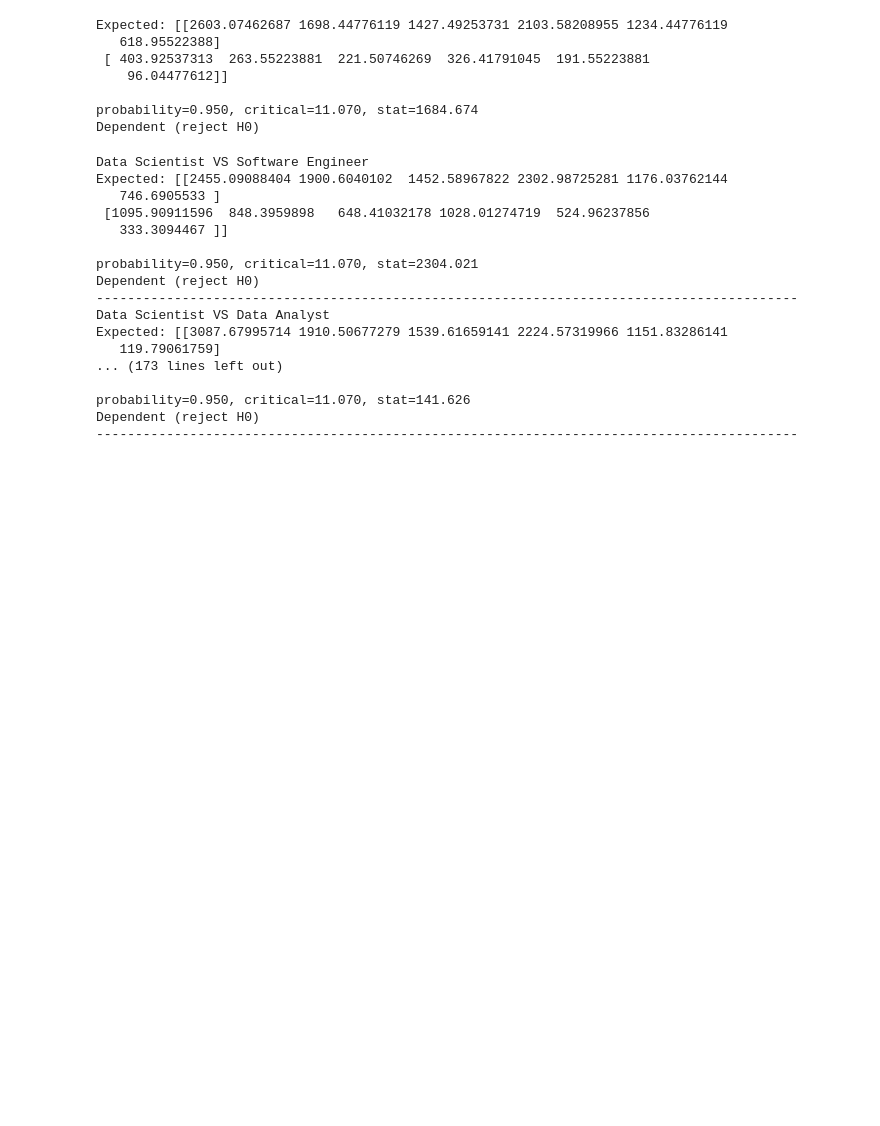
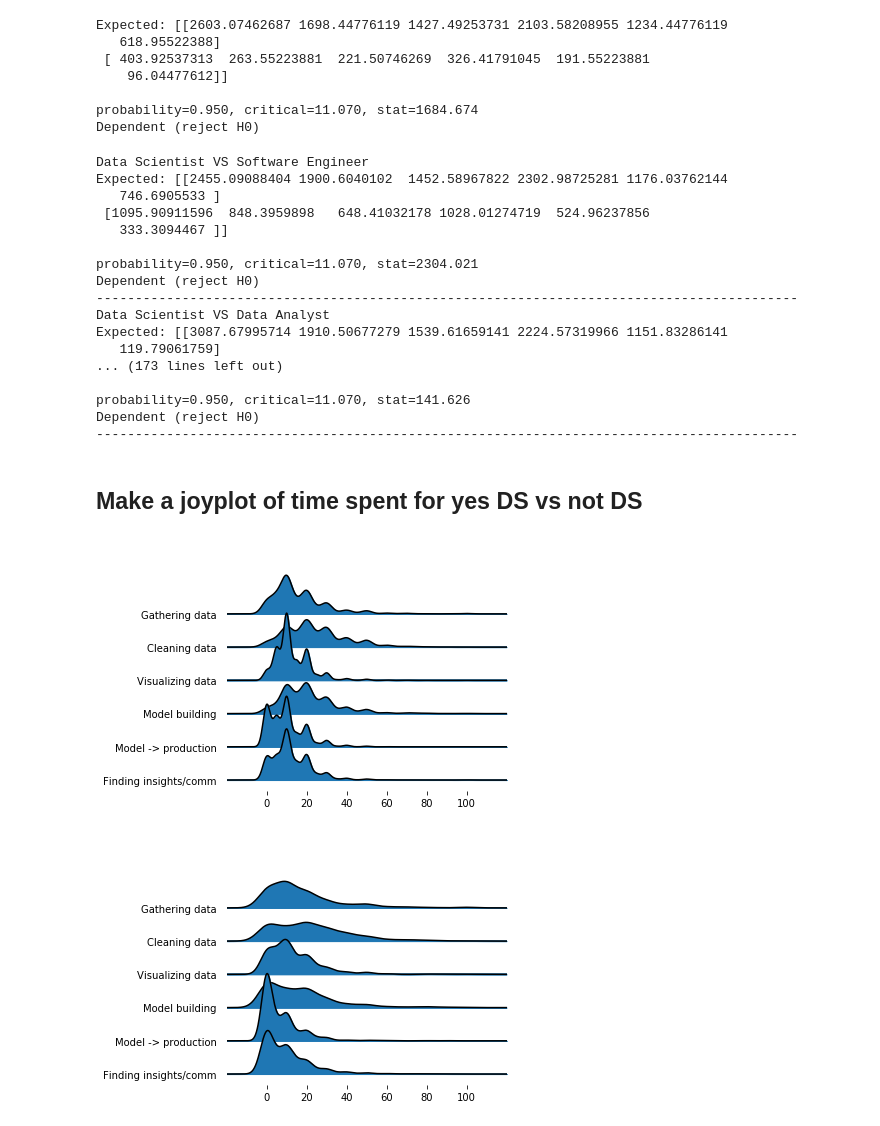
Before and after one commit to LISHarvard/what-is-a-data-scientist, a Jupyter notebook: time_use_comparison.ipynb, the cells around one changed output. Cells and saved outputs as stored; diff of their text form; code cells hidden in the pictures; blank space fills up the shorter version.

Commit message:
joyplots!

```diff
--- a/time_use_comparison.ipynb
+++ b/time_use_comparison.ipynb
@@ -243,3 +243,5 @@ Dependent (reject H0)
 # Build prototypes to explore applying machine learning to new areas
 # Do research that advances the state of the art of machine learning
 # None of these activities are an important part of my role at work
+# %% [markdown]
+## Make a joyplot of time spent for yes DS vs not DS
@@ -245,0 +253,33 @@ Dependent (reject H0)
+# %%
+df_joy_yes = df_yes[['Q34_Part_1','Q34_Part_2','Q34_Part_3','Q34_Part_4','Q34_Part_5','Q34_Part_6']].iloc[1:]
+# df_joy['Q34_Part_1'] = astype)
+df_joy_yes['Q34_Part_1'] = pd.to_numeric(df_joy_yes['Q34_Part_1'])
+df_joy_yes['Q34_Part_2'] = pd.to_numeric(df_joy_yes['Q34_Part_2'])
+df_joy_yes['Q34_Part_3'] = pd.to_numeric(df_joy_yes['Q34_Part_3'])
+df_joy_yes['Q34_Part_4'] = pd.to_numeric(df_joy_yes['Q34_Part_4'])
+df_joy_yes['Q34_Part_5'] = pd.to_numeric(df_joy_yes['Q34_Part_5'])
+df_joy_yes['Q34_Part_6'] = pd.to_numeric(df_joy_yes['Q34_Part_6'])
+df_joy_yes = df_joy_yes.dropna()
+df_joy_yes = df_joy_yes.rename(index=str, columns={'Q34_Part_1':'Gathering data','Q34_Part_2':'Cleaning data',\
+                                      'Q34_Part_3':'Visualizing data','Q34_Part_4':'Model building',\
+                                      'Q34_Part_5':'Model -> production','Q34_Part_6':'Finding insights/comm'})
+
+df_joy_no = df_no[['Q34_Part_1','Q34_Part_2','Q34_Part_3','Q34_Part_4','Q34_Part_5','Q34_Part_6']].iloc[1:]
+# df_joy['Q34_Part_1'] = astype)
+df_joy_no['Q34_Part_1'] = pd.to_numeric(df_joy_no['Q34_Part_1'])
+df_joy_no['Q34_Part_2'] = pd.to_numeric(df_joy_no['Q34_Part_2'])
+df_joy_no['Q34_Part_3'] = pd.to_numeric(df_joy_no['Q34_Part_3'])
+df_joy_no['Q34_Part_4'] = pd.to_numeric(df_joy_no['Q34_Part_4'])
+df_joy_no['Q34_Part_5'] = pd.to_numeric(df_joy_no['Q34_Part_5'])
+df_joy_no['Q34_Part_6'] = pd.to_numeric(df_joy_no['Q34_Part_6'])
+df_joy_no = df_joy_no.dropna()
+df_joy_no = df_joy_no.rename(index=str, columns={'Q34_Part_1':'Gathering data','Q34_Part_2':'Cleaning data',\
+                                      'Q34_Part_3':'Visualizing data','Q34_Part_4':'Model building',\
+                                      'Q34_Part_5':'Model -> production','Q34_Part_6':'Finding insights/comm'})
+# %%
+%matplotlib inline
+fig, axes = joypy.joyplot(df_joy_yes)
+fig, axes = joypy.joyplot(df_joy_no)
+# %% [output]
+[figure, added]
+[figure, added]
```
Also changed, not shown: parts of 1 cell of this notebook.
